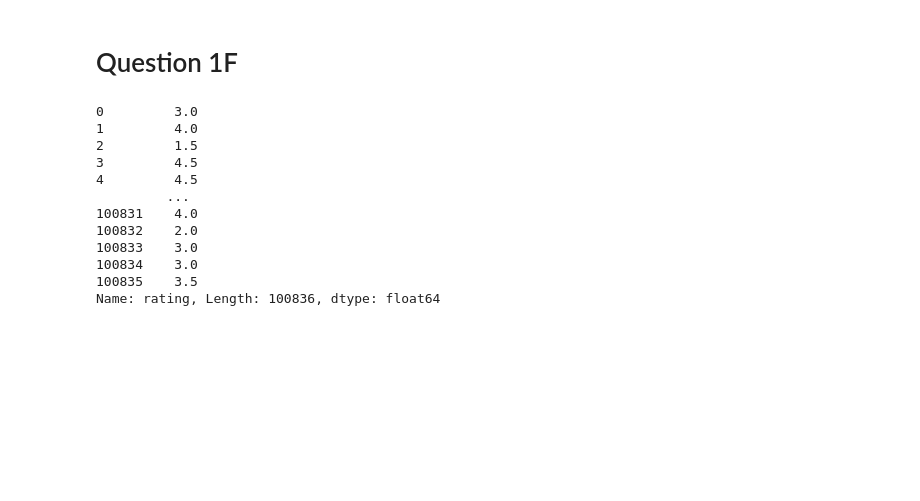
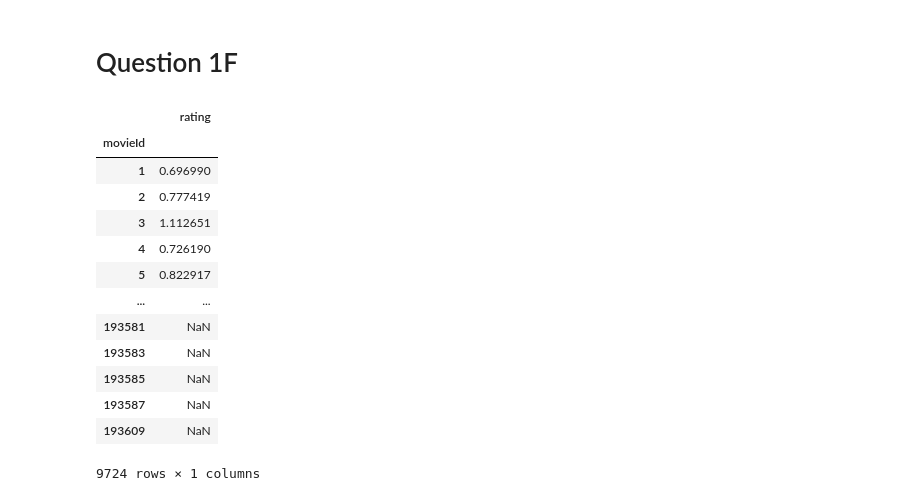
Before and after one commit to Alice2718218/EECS-219-AL, a Jupyter notebook: Project 3/Project 3-Copy1.ipynb, the cells around one changed output. Saved outputs shown, nothing was run; the diff lists cells and outputs as text; code cells hidden in the pictures; blank space fills up the shorter version.

```diff
--- a/Project 3/Project 3-Copy1.ipynb
+++ b/Project 3/Project 3-Copy1.ipynb
@@ -81,18 +81,21 @@ Text(0.5, 1.0, 'Distribution of Ratings Received Among Users')
 # %% [markdown]
 # Question 1F
 # %%
-rating_value = rating["rating"]
-rating_value
+rating_value = rating[["rating", "movieId"]]
+vars_value = rating_value.groupby(['movieId']).var()
+vars_value
 # %% [output]
+|  | rating |
+| movieId |  |
+| 1 | 0.696990 |
+| 2 | 0.777419 |
+| 3 | 1.112651 |
+| 4 | 0.726190 |
+| 5 | 0.822917 |
+| ... | ... |
+| 193581 | NaN |
+| 193583 | NaN |
+| 193585 | NaN |
+| 193587 | NaN |
+| 193609 | NaN |
-0         3.0
-1         4.0
-2         1.5
-3         4.5
-4         4.5
-         ...
-100831    4.0
-100832    2.0
-100833    3.0
-100834    3.0
-100835    3.5
-Name: rating, Length: 100836, dtype: float64
+9724 rows × 1 columns
```
Also changed, not shown: parts of 3 cells of this notebook, 6 other files.
